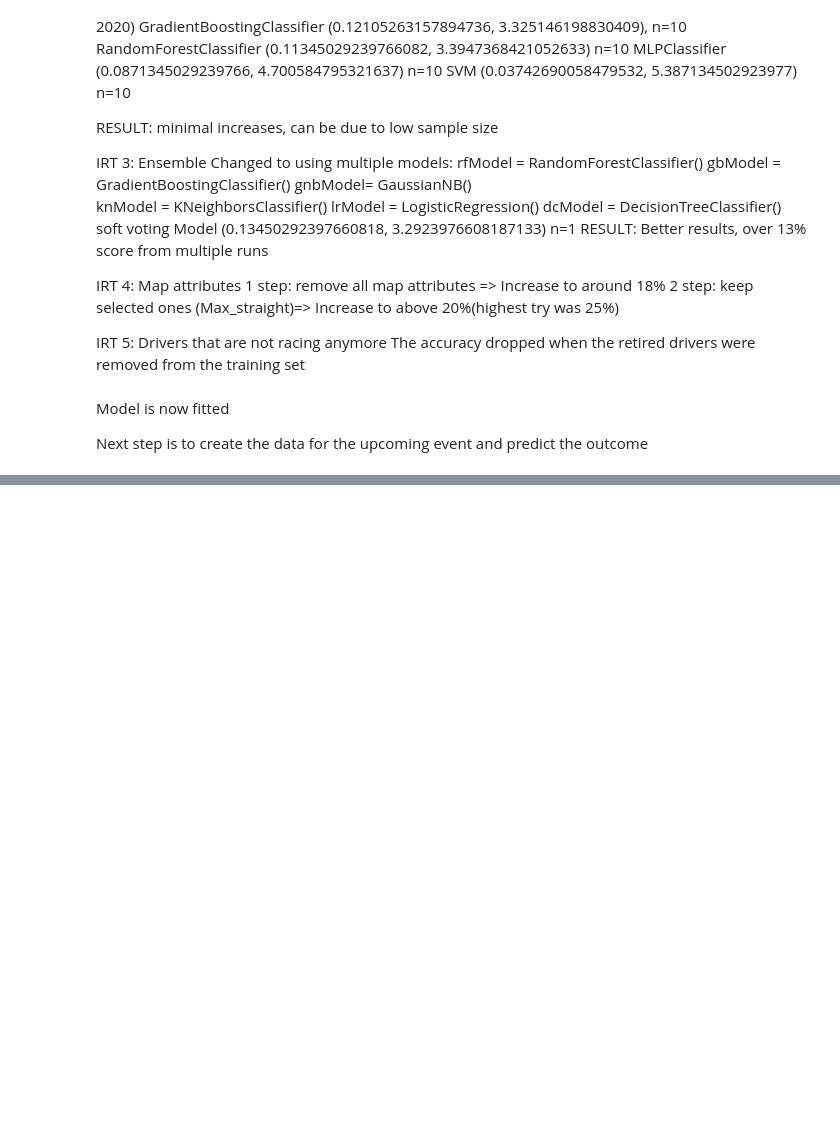
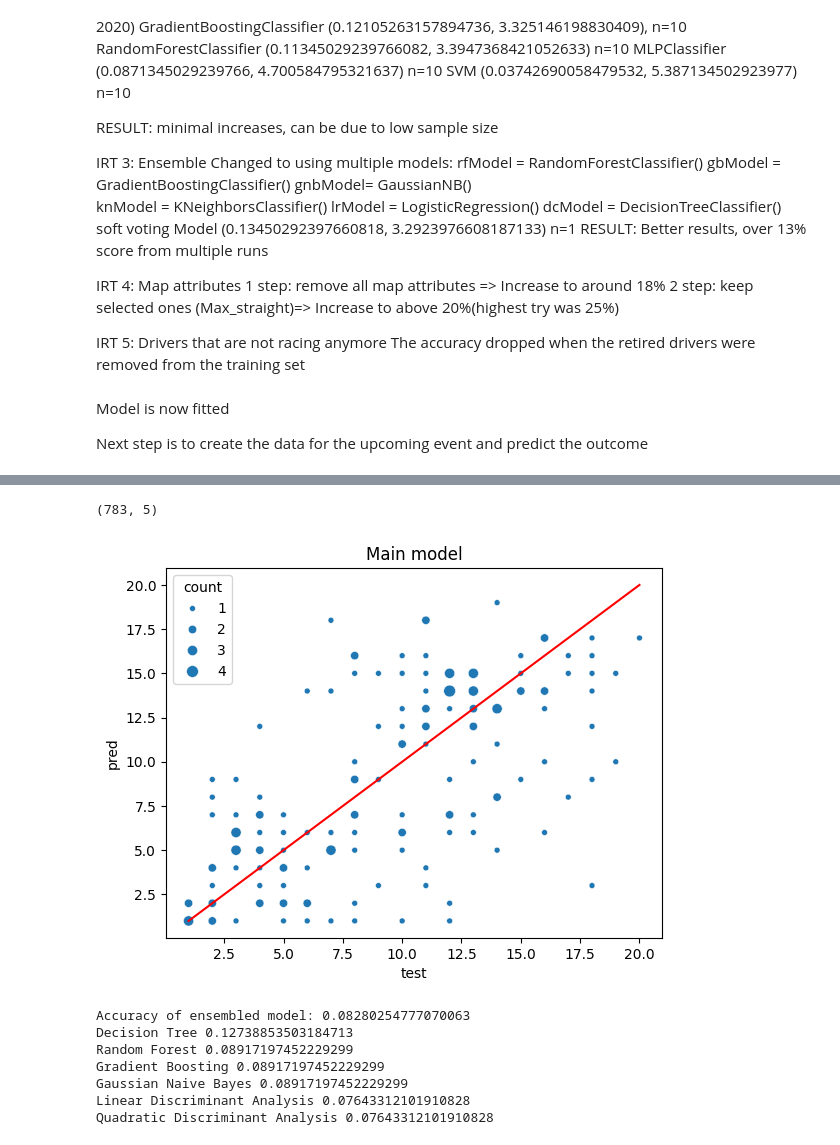
Before and after one commit to Nubbity/Data-science-in-python, a Jupyter notebook: Project-1/Project-1-code.ipynb, the cells around one changed output, grey strips where cells are left out. Drawn from its saved outputs; the diff is of its cells as text; code cells hidden in the pictures; blank space fills up the shorter version.

```diff
--- a/Project-1/Project-1-code.ipynb
+++ b/Project-1/Project-1-code.ipynb
@@ -133,0 +204,3 @@ df
+# %%
+df = pd.read_csv(r'data\f1db-drivers.csv')
+df.drop(['name','firstName','lastName','fullName','abbreviation','permanentNumber','gender','dateOfBirth','dateOfDeath'], axis=1)
@@ -274,29 +386,3 @@ def modelFitter(i = 1):
 Model is now fitted
 
 Next step is to create the data for the upcoming event and predict the outcome
-# %%
-columns = list(dataBuilder().columns)
-columns.remove('positionNumber')
-driver_list = columns[2:]
-driver_len = len(driver_list)
-
-track_df = TrackData()
-track_df = track_df[track_df['Name'] == 'miami']
-
-array = np.column_stack((np.full(driver_len, 2024), np.full(driver_len, track_df.head()['max_straight']), np.eye(driver_len)))
-
-race_df = pd.DataFrame(array)
-race_df = race_df.set_axis(columns, axis=1)
-race_df['Name_miami'] = 1
-
-
-race_df['result'] = 0
-iterations = 5
-for i in range(iterations):
-    model = modelFitter(i)
-    y_pred = model.predict(race_df.drop('result', axis=1))
-    race_df['result'] = race_df['result'] + y_pred
-race_df['result'] = race_df['result']/iterations
-race_df = race_df.sort_values('result').head(5)
-race_df = race_df.loc[:, (race_df != 0).any(axis=0)]
-print(race_df)
@@ -341,0 +414,22 @@ gb 0.10828025477707007
+# %%
+#df = forecastData()
+iterations = 1
+for i in range(iterations):
+    model = modelFitter(i)
+    #y_pred = model.predict(df.drop('result', axis=1))
+    #df['result'] = df['result'] + y_pred
+#df['result'] = df['result']/iterations
+#df = df.sort_values('result').head(5)
+#df = df.loc[:, (df != 0).any(axis=0)]
+
+#df
+# %% [output]
+(783, 5)
+[figure, added]
+Accuracy of ensembled model: 0.08280254777070063
+Decision Tree 0.12738853503184713
+Random Forest 0.08917197452229299
+Gradient Boosting 0.08917197452229299
+Gaussian Naive Bayes 0.08917197452229299
+Linear Discriminant Analysis 0.07643312101910828
+Quadratic Discriminant Analysis 0.07643312101910828
```
Also changed, not shown: parts of 12 cells of this notebook, 8 other files.
